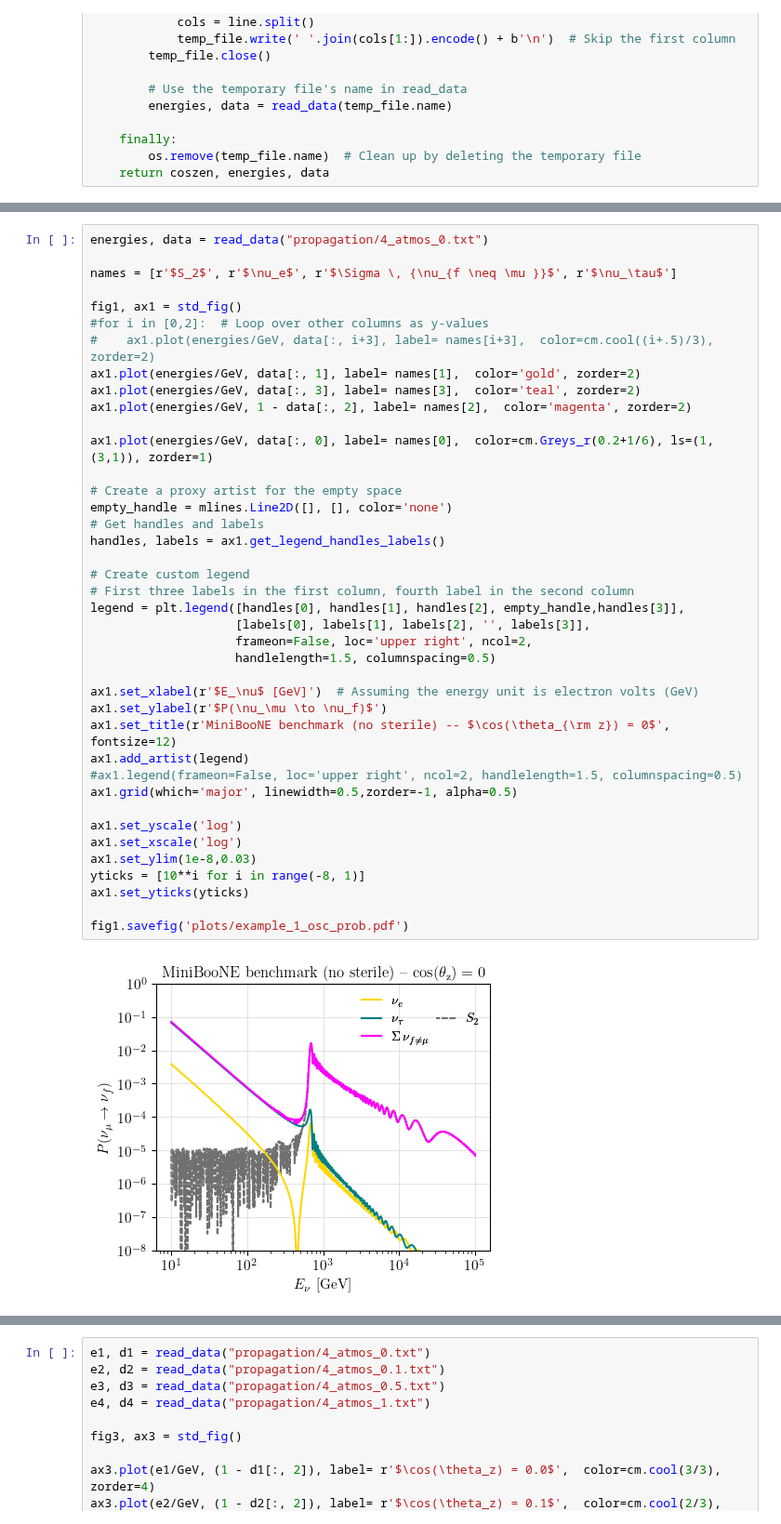
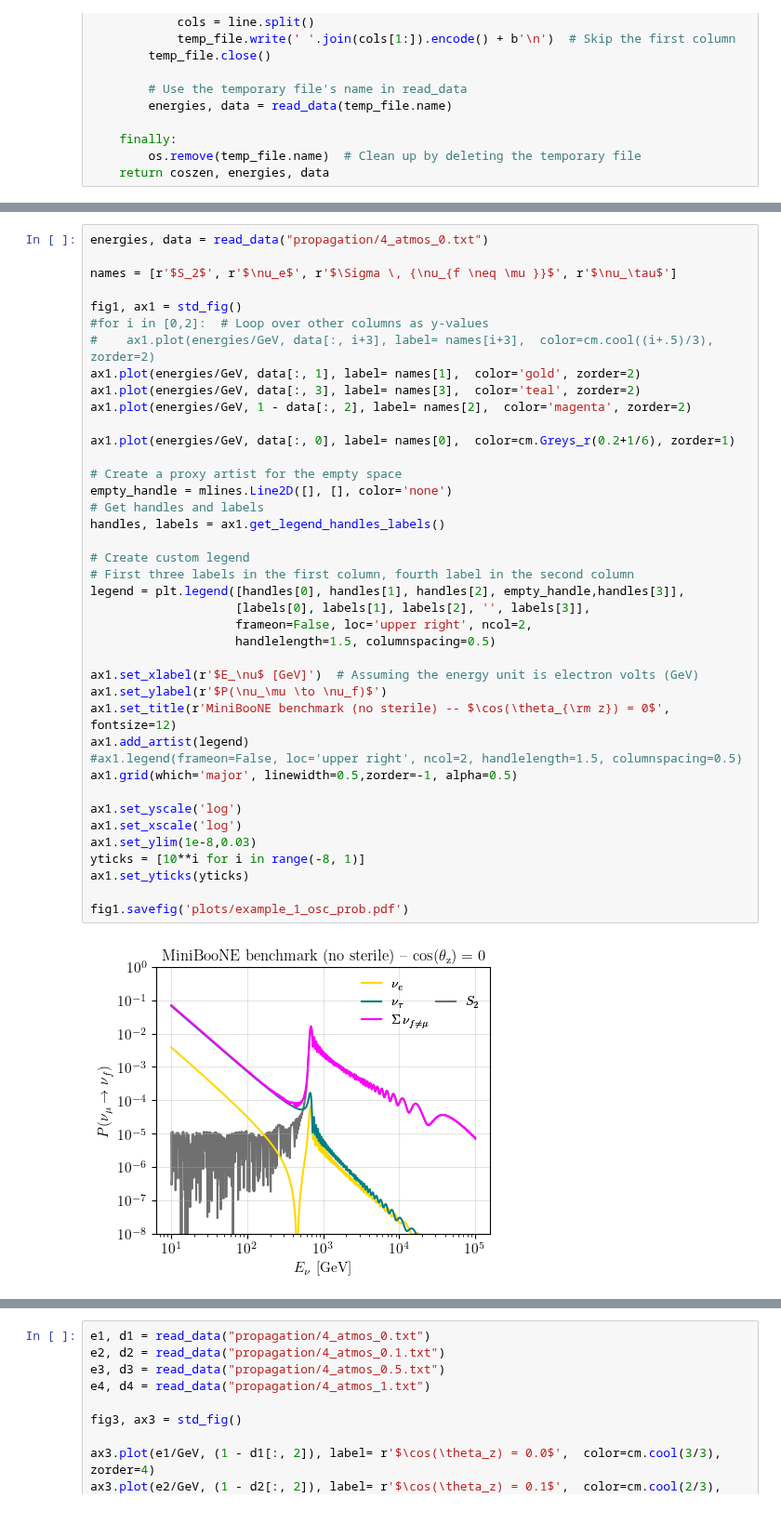
Before and after one commit to ConnorSponsler/For_Git, a Jupyter notebook: main_example_plots_Connor.ipynb, the cells around one changed output, grey strips where cells are left out. Shown at 93% size. Saved outputs shown, nothing was run; the diff lists cells and outputs as text.

```diff
--- a/main_example_plots_Connor.ipynb
+++ b/main_example_plots_Connor.ipynb
@@ -126,36 +258,36 @@ ax1.plot(energies/GeV, data[:, 1], label= names[1],  color='gold', zorder=2)
 ax1.plot(energies/GeV, data[:, 3], label= names[3],  color='teal', zorder=2)
 ax1.plot(energies/GeV, 1 - data[:, 2], label= names[2],  color='magenta', zorder=2)
 
-ax1.plot(energies/GeV, data[:, 0], label= names[0],  color=cm.Greys_r(0.2+1/6), ls=(1,(3,1)), zorder=1)
+ax1.plot(energies/GeV, data[:, 0], label= names[0],  color=cm.Greys_r(0.2+1/6), zorder=1)
 
 # Create a proxy artist for the empty space
 empty_handle = mlines.Line2D([], [], color='none')
 # Get handles and labels
 handles, labels = ax1.get_legend_handles_labels()
 
 # Create custom legend
 # First three labels in the first column, fourth label in the second column
 legend = plt.legend([handles[0], handles[1], handles[2], empty_handle,handles[3]],
                     [labels[0], labels[1], labels[2], '', labels[3]],
                     frameon=False, loc='upper right', ncol=2,
                     handlelength=1.5, columnspacing=0.5)
 
 ax1.set_xlabel(r'$E_\nu$ [GeV]')  # Assuming the energy unit is electron volts (GeV)
 ax1.set_ylabel(r'$P(\nu_\mu \to \nu_f)$')
 ax1.set_title(r'MiniBooNE benchmark (no sterile) -- $\cos(\theta_{\rm z}) = 0$', fontsize=12)
 ax1.add_artist(legend)
 #ax1.legend(frameon=False, loc='upper right', ncol=2, handlelength=1.5, columnspacing=0.5)
 ax1.grid(which='major', linewidth=0.5,zorder=-1, alpha=0.5)
 
 ax1.set_yscale('log')
 ax1.set_xscale('log')
 ax1.set_ylim(1e-8,0.03)
 yticks = [10**i for i in range(-8, 1)]
 ax1.set_yticks(yticks)
 
 fig1.savefig('plots/example_1_osc_prob.pdf')
 # %% [output]
-[figure, old version]
+[figure, new version]
 # %%
 energies, data = read_data("propagation/6_atmos.txt")
 
```
Also changed, not shown: parts of 7 cells of this notebook, 19 other files.
